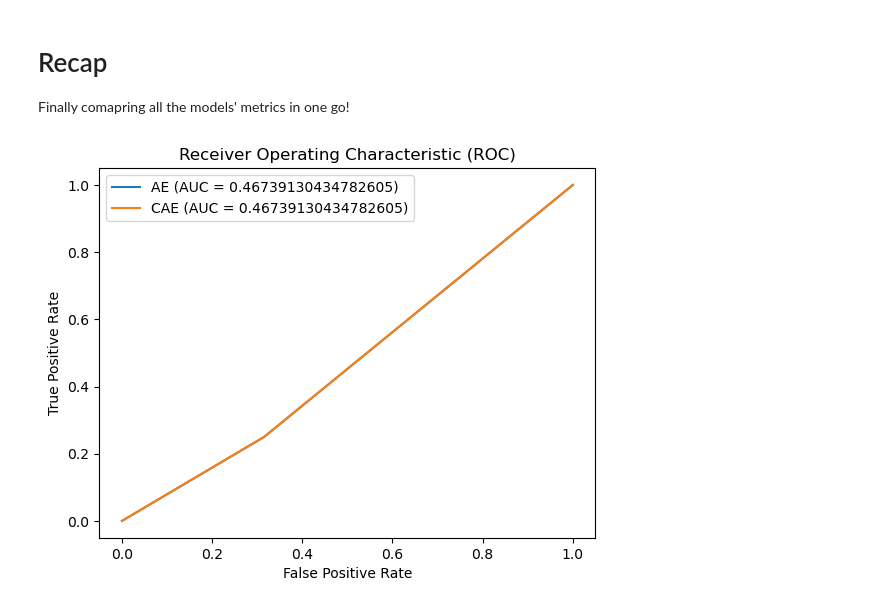
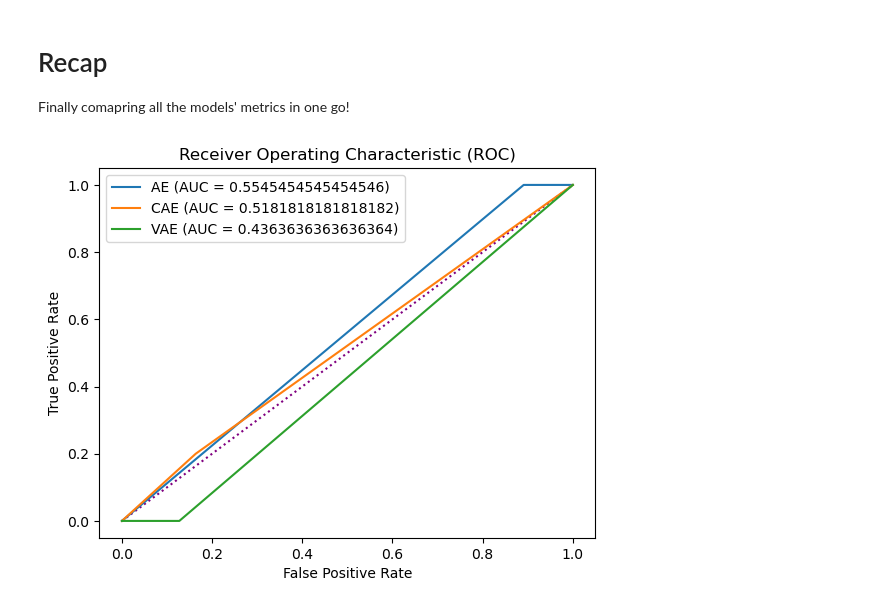
Before and after one commit to togetherthough/Deep-anomaly-detection-for-tracking-experiments-at-LHCb, a Jupyter notebook: notebook.ipynb, the cells around one changed output. Saved outputs shown, nothing was run; the diff lists cells and outputs as text; code cells hidden in the pictures.

```diff
--- a/notebook.ipynb
+++ b/notebook.ipynb
@@ -173,2 +213,2 @@ ae.build(input_shape=(train_normal_data.shape))
 # %%
-#history_vae = vae.train(train_normal_data, epochs=epochs, batch_size=128, validation_split=0.2)
+history_ae, training_time_ae = ae.train(train_normal_data, epochs=epochs, batch_size=30, validation_split=0.2)
@@ -175,6 +221,0 @@ ae.build(input_shape=(train_normal_data.shape))
-# %%
-#start the training of the NN,
-#assuming a convex loss function the higher the number of epochs the better the results will be.
-#an higher batch size implies that a larger share of the training examples are processed together
-#this eventually leads to fatser training and higher generalizion error (model doesn't learn underlying distribution but training data)
-history_cae = cae.train(train_normal_data, num_epochs=epochs, batch_size=30)
@@ -196,3 +222,3 @@ Step: 0, Train Loss: 0.013268215581774712, Val Loss: 0.01641414314508438
 # %%
-history_ae = ae.train(train_normal_data, epochs=epochs, batch_size=30, validation_split=0.2)
+history_vae, training_time_vae = vae.train_standard(train_normal_data, epochs=epochs, batch_size=30, validation_split=0.2)
 # %% [output]
@@ -362,6 +406,6 @@ weighted avg       0.90      0.75      0.80       100
 # %%
 #getting the predictions
-#predictions_vae = vae.find_anomalies(x_test, deviations_threshold_cae)
+predictions_vae = vae.find_anomalies(x_test, deviations_threshold_cae)
 
 #looking at the metrics for anomaly detection so far
-#vae.print_classification_metrics(y_test, predictions_cae)
+vae.classification_metrics(y_test, predictions_vae, printing=True)
@@ -689,29 +743,38 @@ Finally comapring all the models' metrics in one go!
 # %%
 fpr_ae, tpr_ae, _ = roc_curve(y_test, predictions_ae)
 auc_ae = auc(fpr_ae, tpr_ae)
 
 fpr_cae, tpr_cae, _ = roc_curve(y_test, predictions_cae)
 auc_cae = auc(fpr_cae, tpr_cae)
 
-"""fpr_vae, tpr_vae, _ = roc_curve(y_test, predictions_vae)
+fpr_vae, tpr_vae, _ = roc_curve(y_test, predictions_vae)
 auc_vae = auc(fpr_vae, tpr_vae)
-
+""""
 fpr_alad, tpr_alad, _ = roc_curve(y_test, predictions_alad)
 auc_alad = auc(fpr_alad, tpr_alad)"""
 
 
+x = np.linspace(0, 1, 10)
+
+# Compute y values (y = x)
+y = x
+
+# Plot the diagonal dotted line
+plt.plot(x, y, linestyle=':', color='purple')
+
 plt.plot(fpr_ae, tpr_ae, label='AE (AUC = {})'.format(auc_ae))
 plt.plot(fpr_cae, tpr_cae, label='CAE (AUC = {})'.format(auc_cae))
-"""plt.plot(fpr_vae, tpr_vae, label='VAE (AUC = {auc_vae:.2f})')
+plt.plot(fpr_vae, tpr_vae, label='VAE (AUC = {})'.format(auc_vae))
+"""""
 plt.plot(fpr_alad, tpr_alad, label='ALAD (AUC = {auc_alad:.2f})')"""
 
 # Adding labels and legends
 plt.xlabel('False Positive Rate')
 plt.ylabel('True Positive Rate')
 plt.title('Receiver Operating Characteristic (ROC)')
 plt.legend()
 
 # Display the plot
 plt.show()
 # %% [output]
-[figure, old version]
+[figure, new version]
```
Also changed, not shown: parts of 51 cells of this notebook, 9 other files.
